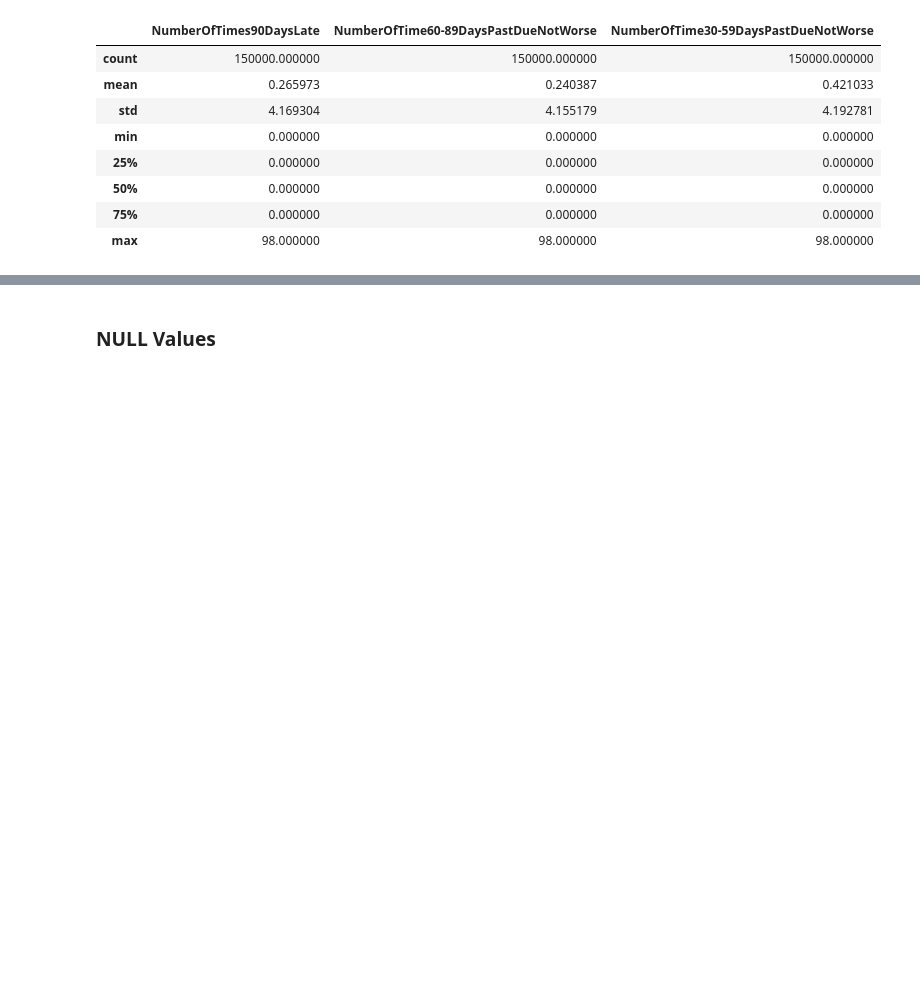
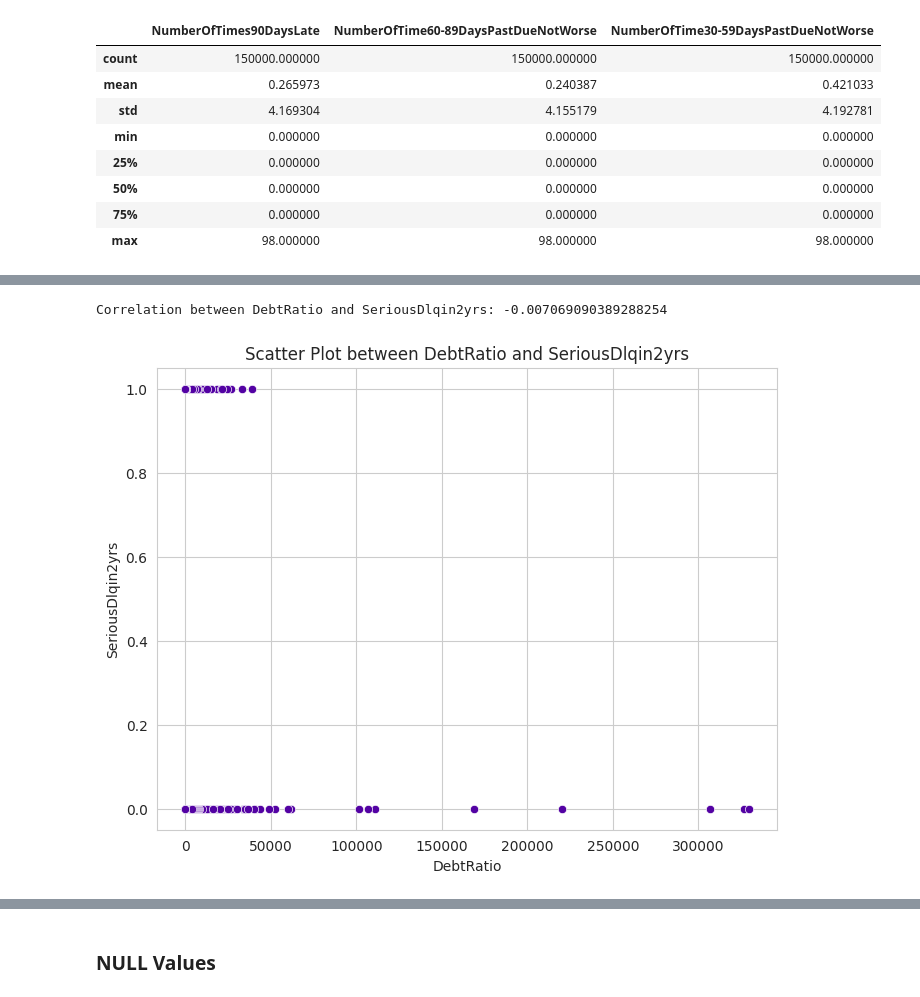
Before and after one commit to Saba-a11/Kaggle_Credit_Score, a Jupyter notebook: CreditModel.ipynb, the cells around one changed output, grey strips where cells are left out. Saved outputs shown, nothing was run; the diff lists cells and outputs as text; code cells hidden in the pictures; blank space fills up the shorter version.

```diff
--- a/CreditModel.ipynb
+++ b/CreditModel.ipynb
@@ -391,0 +440,8 @@ print(result_df.to_string())
+# %%
+prt_corr('DebtRatio', 'SeriousDlqin2yrs')
+# %% [output]
+Correlation between DebtRatio and SeriousDlqin2yrs: -0.007069090389288254
+# %%
+scatter_plot('DebtRatio', 'SeriousDlqin2yrs')
+# %% [output]
+[figure, added]
```
Also changed, not shown: parts of 19 cells of this notebook.
